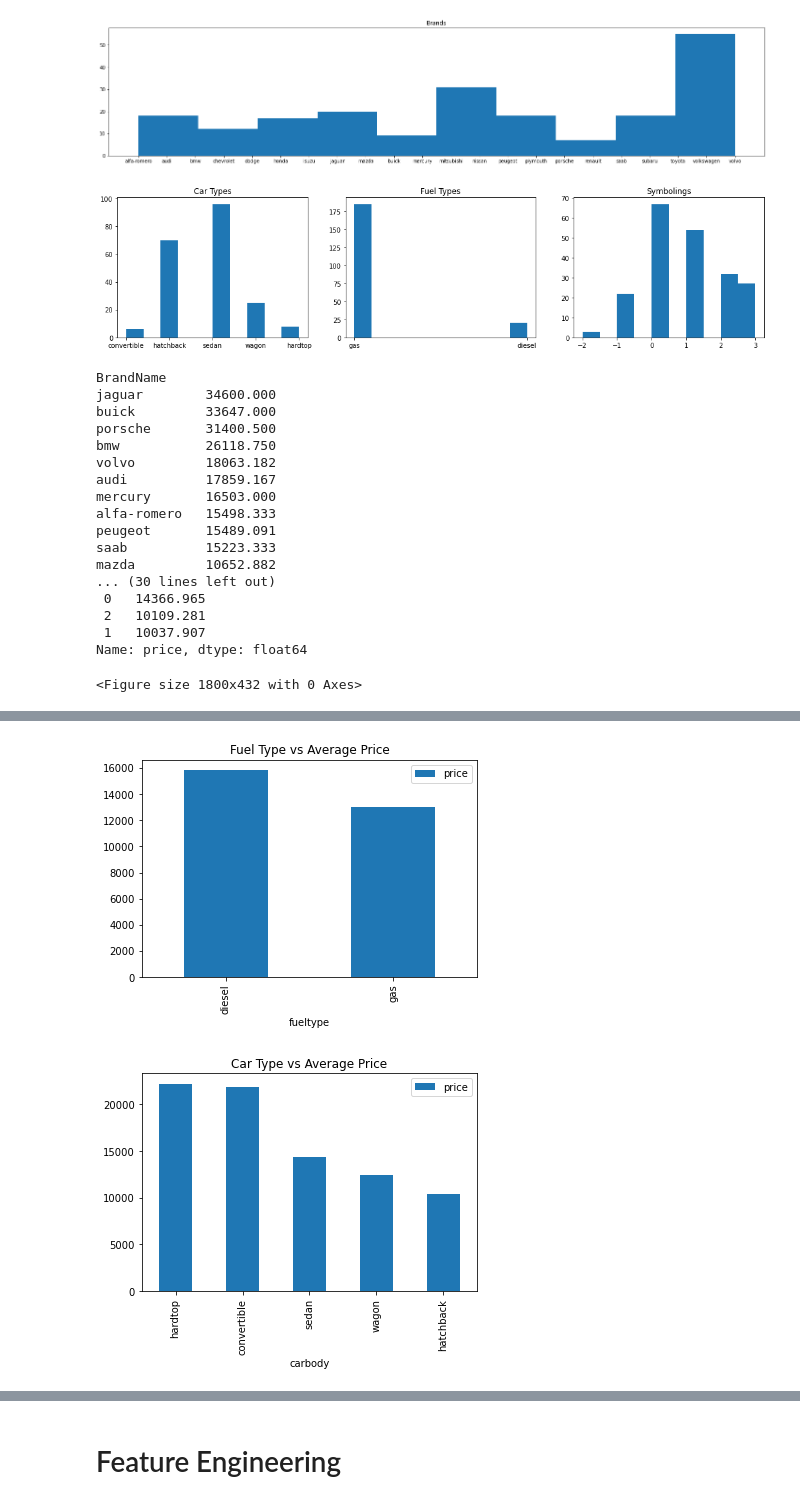
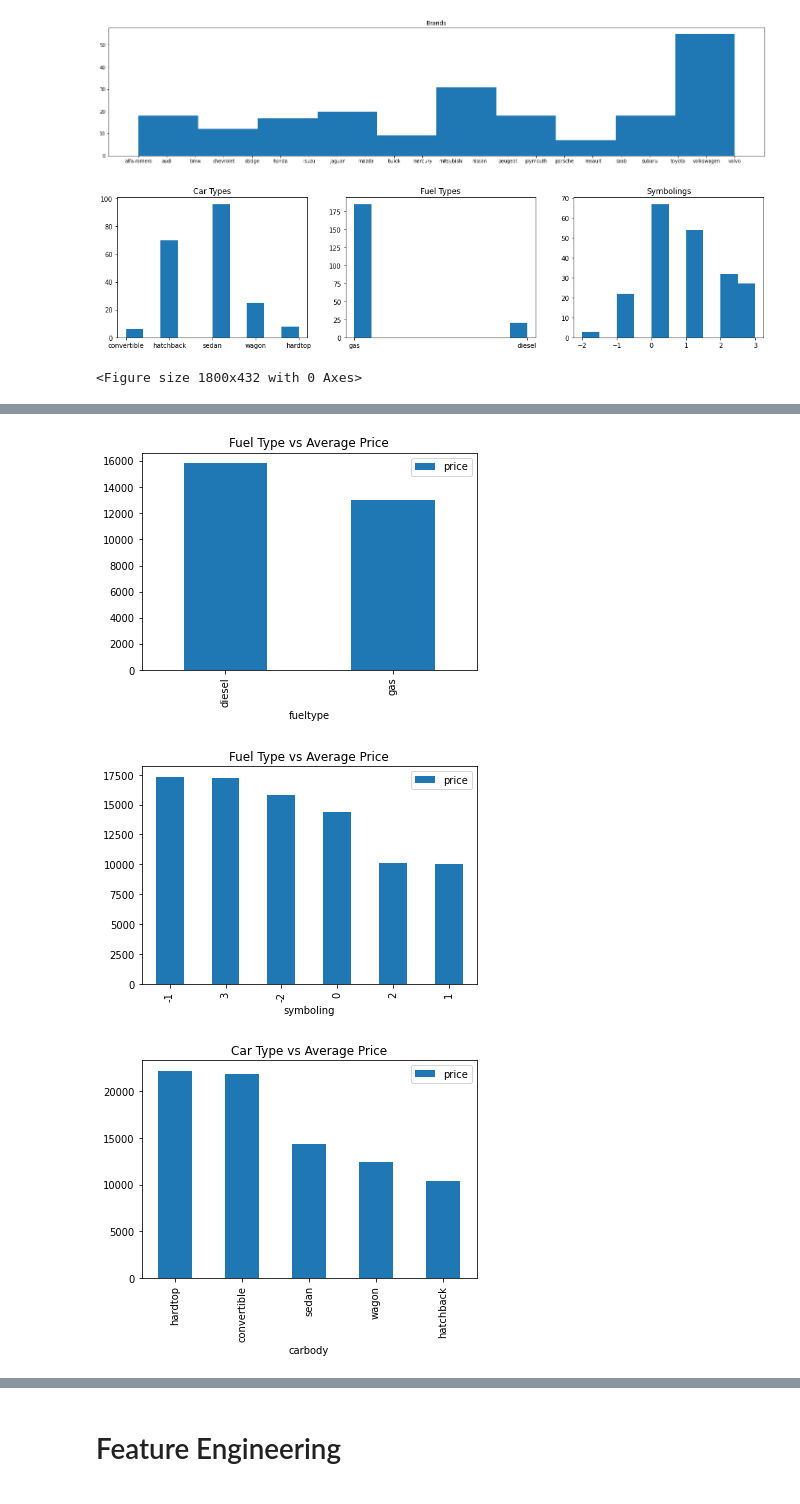
Before and after one commit to serhanoner/data_science_projects, a Jupyter notebook: Car_Price_Prediction_v2.ipynb, the cells around one changed output, grey strips where cells are left out. Drawn from its saved outputs; the diff is of its cells as text; code cells hidden in the pictures.

```diff
--- a/Car_Price_Prediction_v2.ipynb
+++ b/Car_Price_Prediction_v2.ipynb
@@ -217,0 +344,5 @@ This shows that our target variable is **not** normally distributed.
+# %%
+box_cox_price, b = boxcox(car_df['price'])
+car_df['boxcox_price'] = box_cox_price
+
+sns.distplot(box_cox_price, hist=False, kde=True)
@@ -394,45 +569,21 @@ plt.title('Symbolings')
 
 plt.show()
 # %% [output]
-[figure, old version]
+[figure, new version]
-# %%
-print(car_df.groupby('BrandName')['price'].mean().sort_values(ascending=False))
-print('-----'*5)
-print(car_df.groupby('carbody')['price'].mean().sort_values(ascending=False))
-print('-----'*5)
-print(car_df.groupby('fueltype')['price'].mean().sort_values(ascending=False))
-print('-----'*5)
-print(car_df.groupby('symboling')['price'].mean().sort_values(ascending=False))
-# %% [output]
-BrandName
-jaguar        34600.000
-buick         33647.000
-porsche       31400.500
-bmw           26118.750
-volvo         18063.182
-audi          17859.167
-mercury       16503.000
-alfa-romero   15498.333
-peugeot       15489.091
-saab          15223.333
-mazda         10652.882
-... (30 lines left out)
- 0   14366.965
- 2   10109.281
- 1   10037.907
-Name: price, dtype: float64
 # %%
 plt.figure(figsize=(25, 6))
 
 df = pd.DataFrame(car_df.groupby(['BrandName'])['price'].mean().sort_values(ascending = False))
 df.plot.bar()
 plt.title('Company Name vs Average Price')
-plt.show()
 
 df = pd.DataFrame(car_df.groupby(['fueltype'])['price'].mean().sort_values(ascending = False))
 df.plot.bar()
 plt.title('Fuel Type vs Average Price')
-plt.show()
+
+df = pd.DataFrame(car_df.groupby(['symboling'])['price'].mean().sort_values(ascending = False))
+df.plot.bar()
+plt.title('Fuel Type vs Average Price')
 
 df = pd.DataFrame(car_df.groupby(['carbody'])['price'].mean().sort_values(ascending = False))
 df.plot.bar()
@@ -444,2 +595,3 @@ plt.show()
-[figure, old version]
+[figure, new version]
-[figure, old version]
+[figure, new version]
+[figure, added]
```
Also changed, not shown: parts of 254 cells of this notebook.
